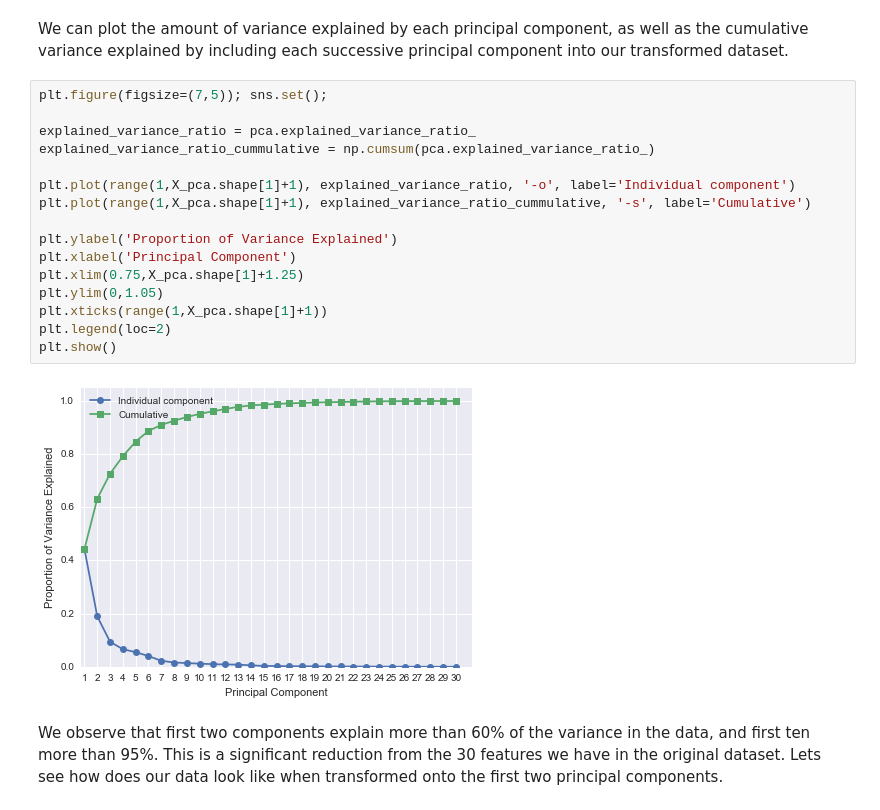
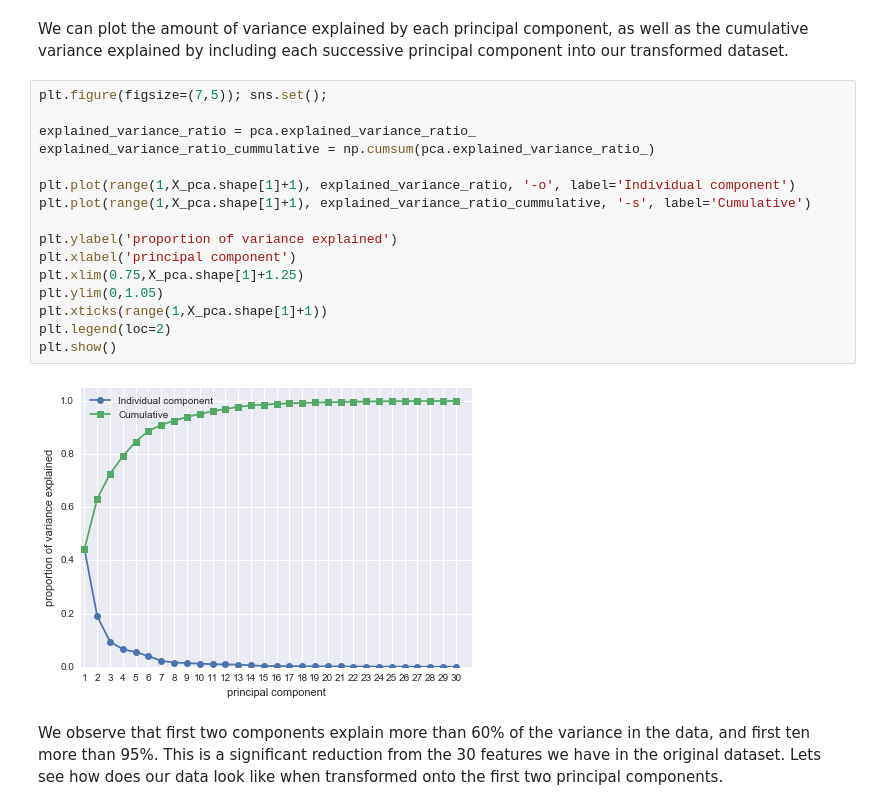
Before and after one commit to SSDS2016/Day-3, a Jupyter notebook: ZCI_SS_Day3_Part2_Dimensionality_reduction.ipynb, the cells around one changed output. Drawn from its saved outputs; the diff is of its cells as text.

```diff
--- a/ZCI_SS_Day3_Part2_Dimensionality_reduction.ipynb
+++ b/ZCI_SS_Day3_Part2_Dimensionality_reduction.ipynb
@@ -191,21 +191,21 @@ We can plot the amount of variance explained by each principal component, as wel
 # %%
 plt.figure(figsize=(7,5)); sns.set();
 
 explained_variance_ratio = pca.explained_variance_ratio_
 explained_variance_ratio_cummulative = np.cumsum(pca.explained_variance_ratio_)
 
 plt.plot(range(1,X_pca.shape[1]+1), explained_variance_ratio, '-o', label='Individual component')
 plt.plot(range(1,X_pca.shape[1]+1), explained_variance_ratio_cummulative, '-s', label='Cumulative')
 
-plt.ylabel('Proportion of Variance Explained')
-plt.xlabel('Principal Component')
+plt.ylabel('proportion of variance explained')
+plt.xlabel('principal component')
 plt.xlim(0.75,X_pca.shape[1]+1.25)
 plt.ylim(0,1.05)
 plt.xticks(range(1,X_pca.shape[1]+1))
 plt.legend(loc=2)
 plt.show()
 # %% [output]
-[figure, old version]
+[figure, new version]
 # %% [markdown]
 We observe that first two components explain more than 60% of the variance in the data, and first ten more than 95%. This is a significant reduction from the 30 features we have in the original dataset. Lets see how does our data look like when transformed onto the first two principal components.
 # %%
```
Also changed, not shown: parts of 9 cells of this notebook, 1 other file.
